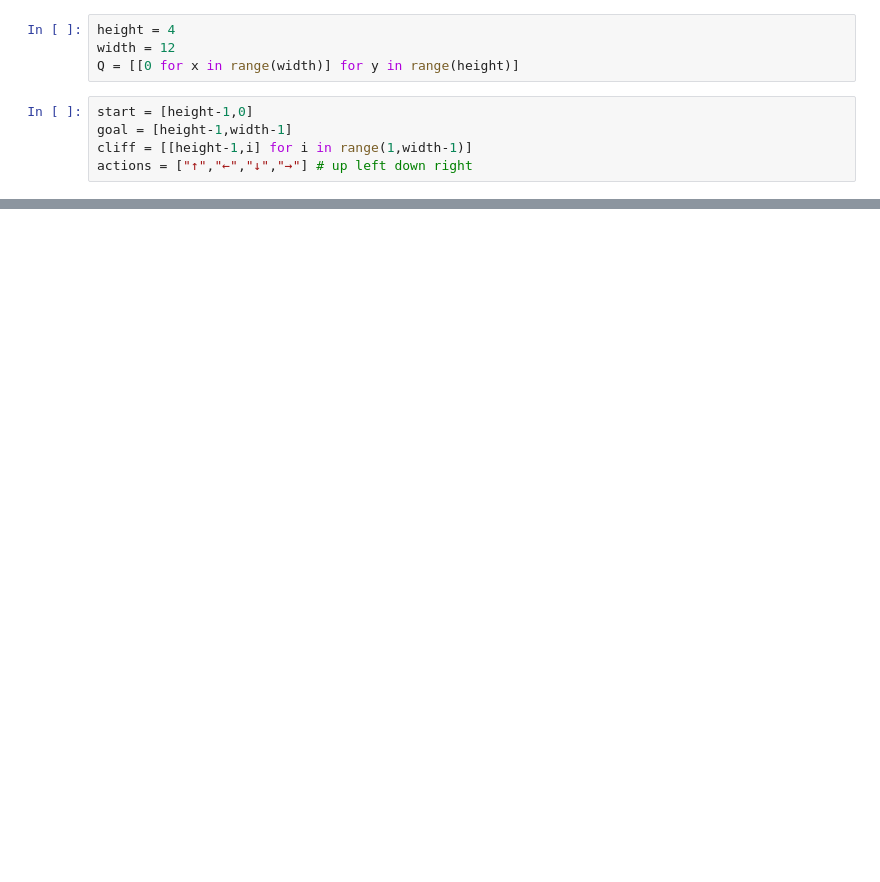
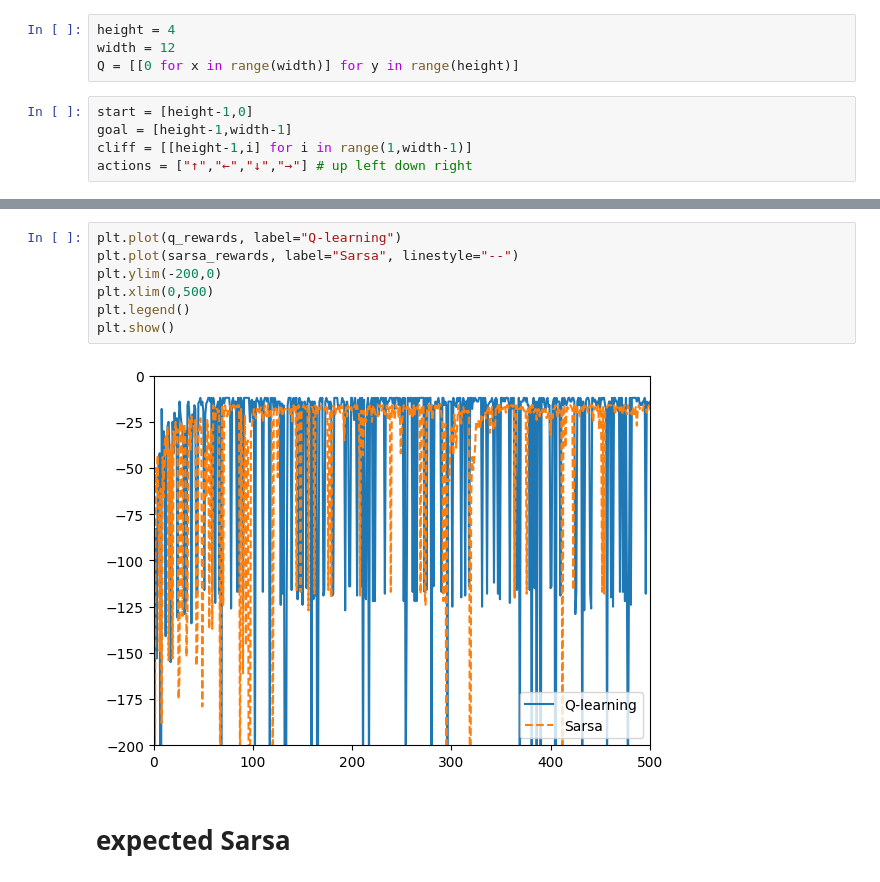
Before and after one commit to niikun/reinforce_learning, a Jupyter notebook: chapter06/windy_q.ipynb, the cells around one changed output, grey strips where cells are left out. Drawn from its saved outputs; the diff is of its cells as text; blank space fills up the shorter version.

```diff
--- a/chapter06/windy_q.ipynb
+++ b/chapter06/windy_q.ipynb
@@ -258,0 +320,11 @@ plt.show()
+# %%
+plt.plot(q_rewards, label="Q-learning")
+plt.plot(sarsa_rewards, label="Sarsa", linestyle="--")
+plt.ylim(-200,0)
+plt.xlim(0,500)
+plt.legend()
+plt.show()
+# %% [output]
+[figure, added]
+# %% [markdown]
+# expected Sarsa
```
Also changed, not shown: parts of 12 cells of this notebook.
